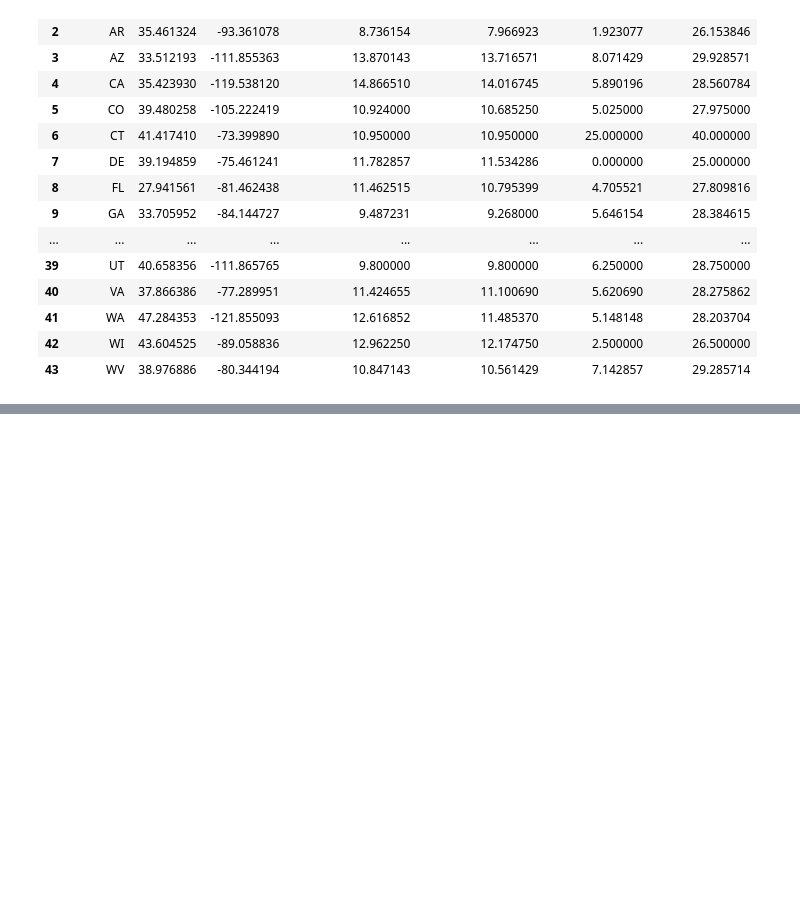
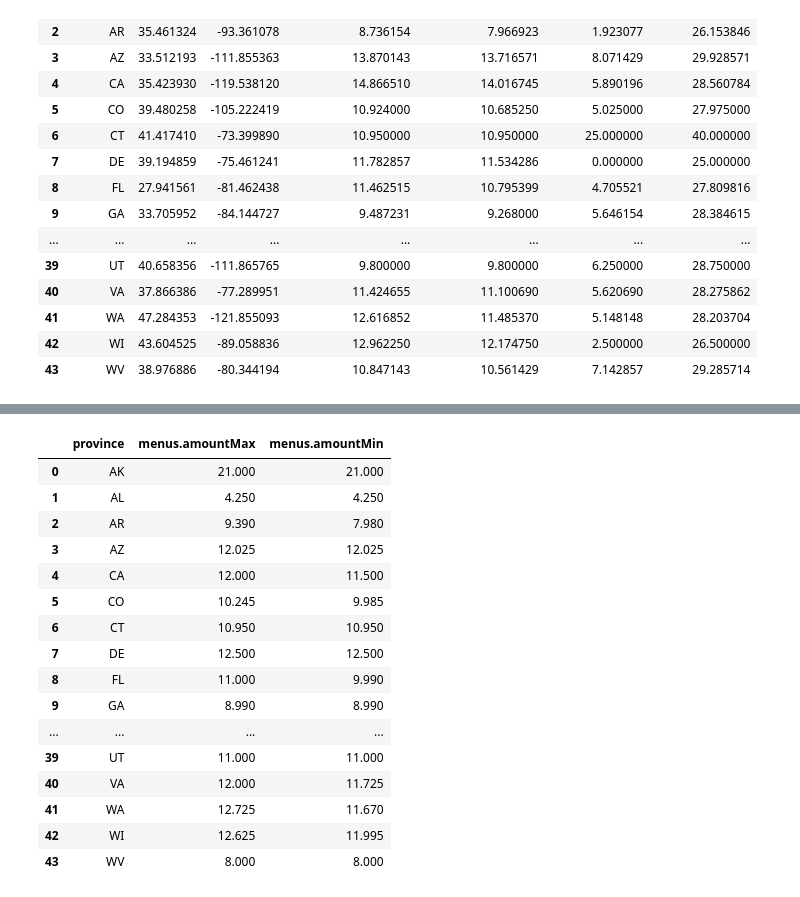
Before and after one commit to anusbc/pizza_data, a Jupyter notebook: Pizza data analysis.ipynb, the cells around one changed output, grey strips where cells are left out. Cells and saved outputs as stored; diff of their text form; code cells hidden in the pictures; blank space fills up the shorter version.

```diff
--- a/Pizza data analysis.ipynb
+++ b/Pizza data analysis.ipynb
@@ -263,0 +292,23 @@ plt.show()
+# %%
+#It is also useful to know the median of pizza prices. It gives us a better picture of the distribution.
+pizza_prices_mode = pd.DataFrame(pizza_mean.groupby(['province']).median().reset_index())
+pizza_prices_mode = pizza_prices_mode.loc[:, ['province', 'menus.amountMax', 'menus.amountMin'] ]
+pizza_prices_mode
+# %% [output]
+|  | province | menus.amountMax | menus.amountMin |
+| 0 | AK | 21.000 | 21.000 |
+| 1 | AL | 4.250 | 4.250 |
+| 2 | AR | 9.390 | 7.980 |
+| 3 | AZ | 12.025 | 12.025 |
+| 4 | CA | 12.000 | 11.500 |
+| 5 | CO | 10.245 | 9.985 |
+| 6 | CT | 10.950 | 10.950 |
+| 7 | DE | 12.500 | 12.500 |
+| 8 | FL | 11.000 | 9.990 |
+| 9 | GA | 8.990 | 8.990 |
+| ... | ... | ... | ... |
+| 39 | UT | 11.000 | 11.000 |
+| 40 | VA | 12.000 | 11.725 |
+| 41 | WA | 12.725 | 11.670 |
+| 42 | WI | 12.625 | 11.995 |
+| 43 | WV | 8.000 | 8.000 |
```
Also changed, not shown: parts of 30 cells of this notebook.
